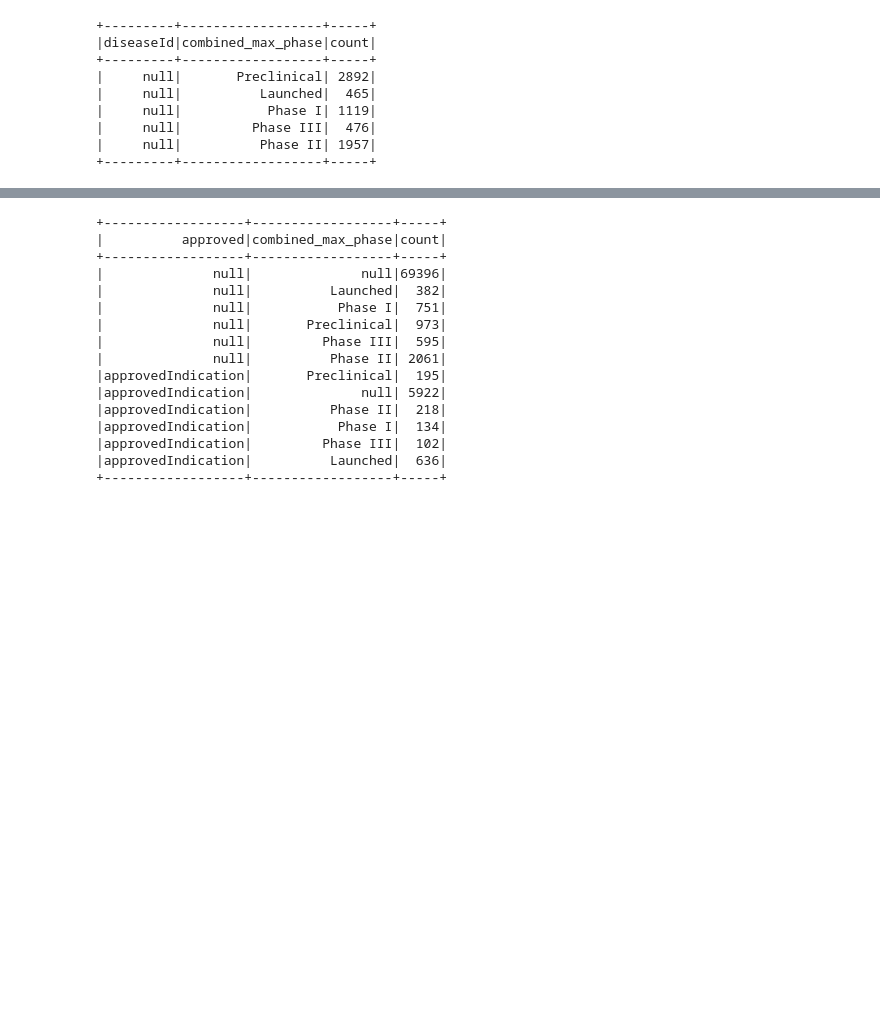
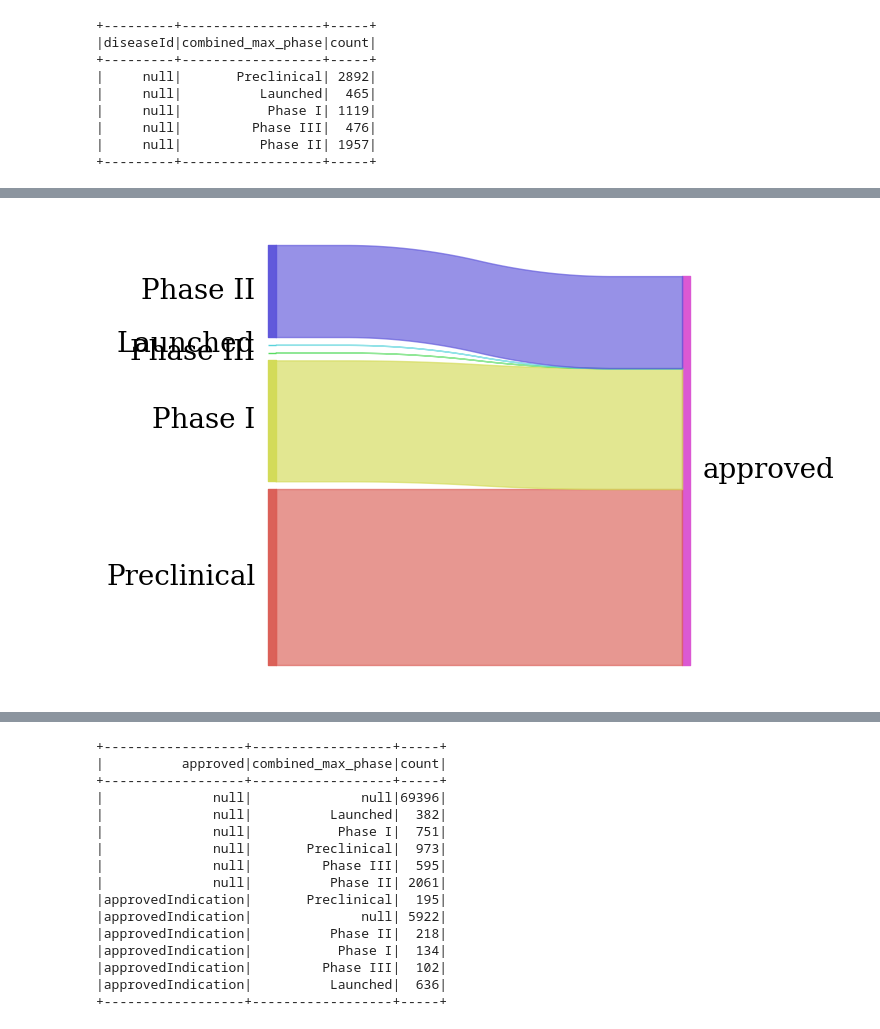
Before and after one commit to Juanmaria-rr/clinicalDrugsCuration, a Jupyter notebook: src/analysis/matches.ipynb, the cells around one changed output, grey strips where cells are left out. Cells and saved outputs as stored; diff of their text form; code cells hidden in the pictures; blank space fills up the shorter version.

```diff
--- a/src/analysis/matches.ipynb
+++ b/src/analysis/matches.ipynb
@@ -316,0 +495,13 @@ chemblTD.join(indiLabel, on=["targetId", "diseaseId"], how="left").groupBy(
+# %%
+df3 = df2[(df2["approved"] == "approved")]
+
+sankey(
+    left=df3["combined_max_phase"],
+    right=df3["approved"],
+    leftWeight=df3["count"],
+    rightWeight=df3["count"],
+    aspect=20,
+    fontsize=20,
+)
+# %% [output]
+[figure, added]
```
Also changed, not shown: parts of 43 cells of this notebook.
